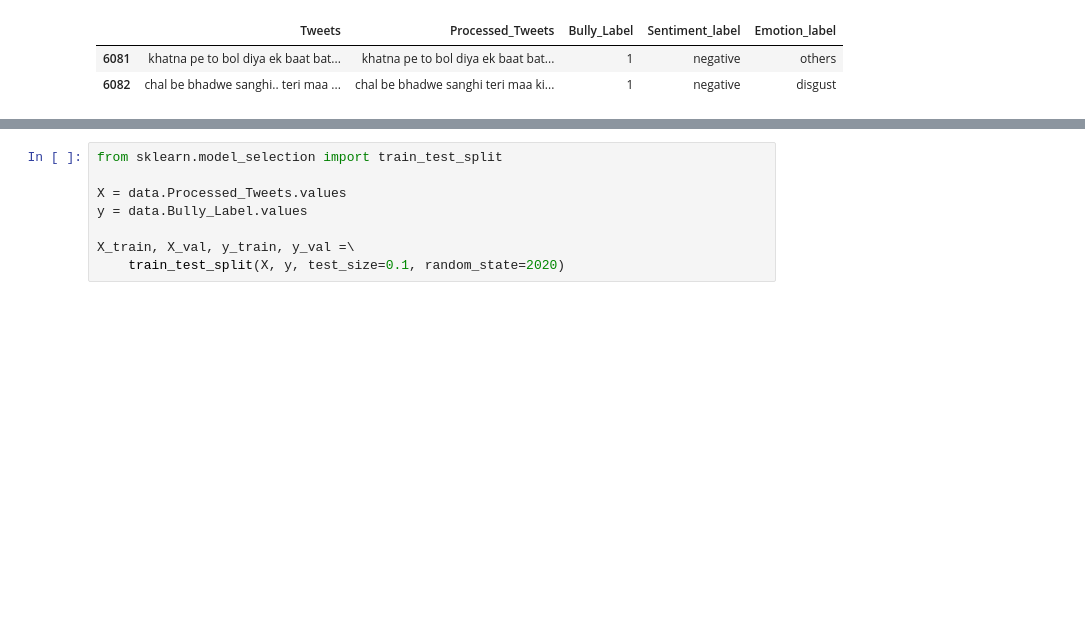
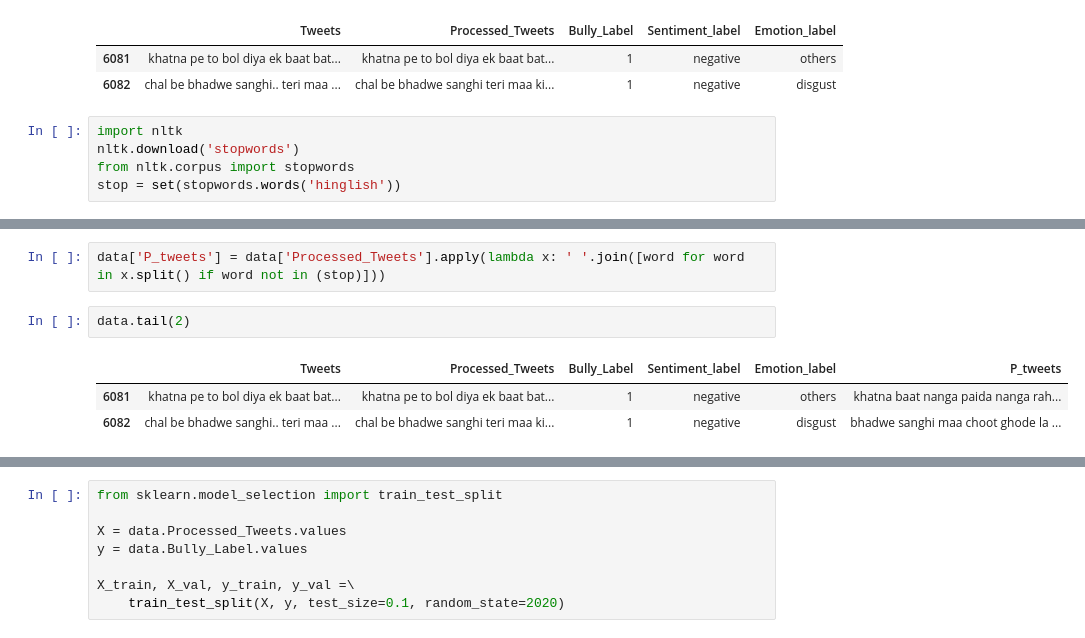
Before and after one commit to nehadubey1205/NLP-College, a Jupyter notebook: Copy_of_BulllysentEmo.ipynb, the cells around one changed output, grey strips where cells are left out. Saved outputs shown, nothing was run; the diff lists cells and outputs as text; blank space fills up the shorter version.

```diff
--- a/Copy_of_BulllysentEmo.ipynb
+++ b/Copy_of_BulllysentEmo.ipynb
@@ -198,3 +174,8 @@ data.tail(2)
 |  | Tweets | Processed_Tweets | Bully_Label | Sentiment_label | Emotion_label |
 | 6081 | khatna pe to bol diya ek baat bat... | khatna pe to bol diya ek baat bat... | 1 | negative | others |
 | 6082 | chal be bhadwe sanghi.. teri maa ... | chal be bhadwe sanghi teri maa ki... | 1 | negative | disgust |
+# %%
+import nltk
+nltk.download('stopwords')
+from nltk.corpus import stopwords
+stop = set(stopwords.words('hinglish'))
@@ -200,0 +185,8 @@ data.tail(2)
+# %%
+data['P_tweets'] = data['Processed_Tweets'].apply(lambda x: ' '.join([word for word in x.split() if word not in (stop)]))
+# %%
+data.tail(2)
+# %% [output]
+|  | Tweets | Processed_Tweets | Bully_Label | Sentiment_label | Emotion_label | P_tweets |
+| 6081 | khatna pe to bol diya ek baat bat... | khatna pe to bol diya ek baat bat... | 1 | negative | others | khatna baat nanga paida nanga rah... |
+| 6082 | chal be bhadwe sanghi.. teri maa ... | chal be bhadwe sanghi teri maa ki... | 1 | negative | disgust | bhadwe sanghi maa choot ghode la ... |
```
Also changed, not shown: parts of 63 cells of this notebook.
